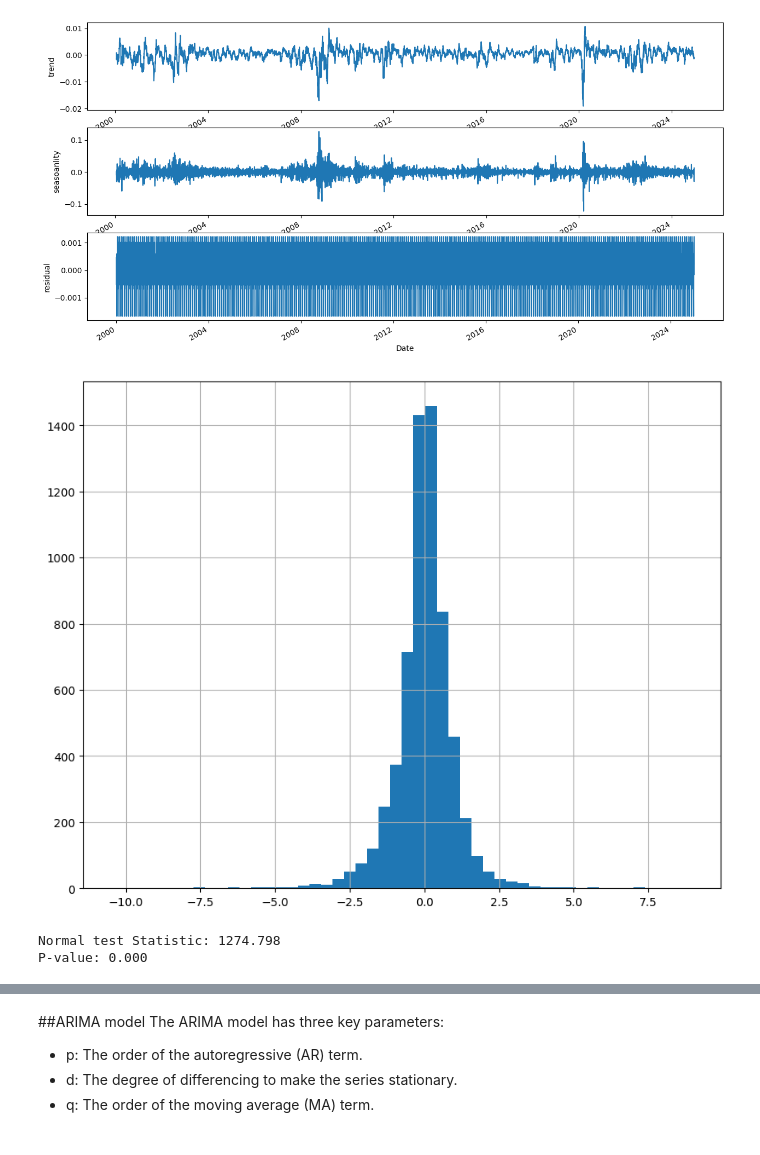
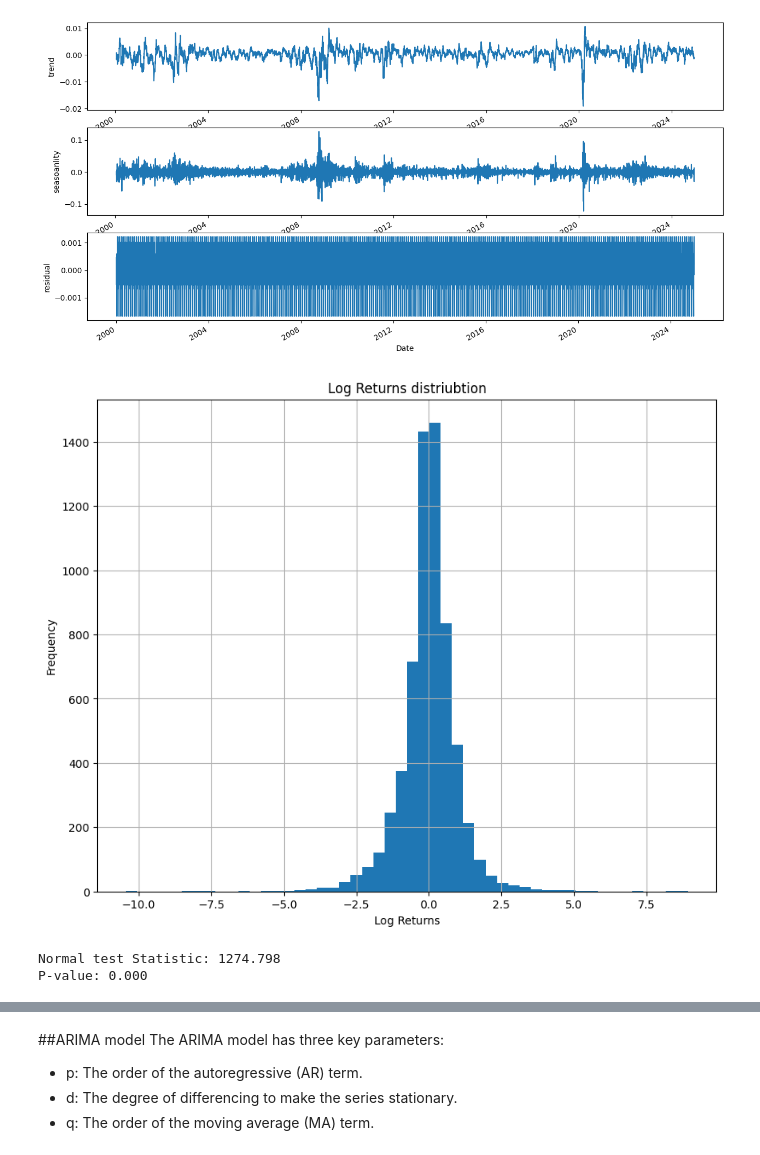
Before and after one commit to andreadamiano/Arbitrated-Dynamic-Ensemble, a Jupyter notebook: Project_code/ARIMA/ARIMA SARIMA model.ipynb, the cells around one changed output, grey strips where cells are left out. Saved outputs shown, nothing was run; the diff lists cells and outputs as text; code cells hidden in the pictures.

```diff
--- a/Project_code/ARIMA/ARIMA SARIMA model.ipynb
+++ b/Project_code/ARIMA/ARIMA SARIMA model.ipynb
@@ -150,15 +162,18 @@ P-value: 0.000
 # %%
 # Normalize by dividing by standard deviation
 normalized_returns = (sp500_data['Log Return'] -sp500_data['Log Return'].mean()) / sp500_data['Log Return'].std()
 normalized_returns.hist(bins=50, figsize=(10, 8))
+plt.title('Log Returns distriubtion')
+plt.xlabel('Log Returns')
+plt.ylabel('Frequency')
 plt.show()
 
 #test normality
 stat, p = normaltest(normalized_returns)
 print(f"Normal test Statistic: {stat:.3f}")
 print(f"P-value: {p:.3f}")
 # %% [output]
-[figure, old version]
+[figure, new version]
 Normal test Statistic: 1274.798
 P-value: 0.000
 # %%
```
Also changed, not shown: parts of 34 cells of this notebook, 5 other files.
